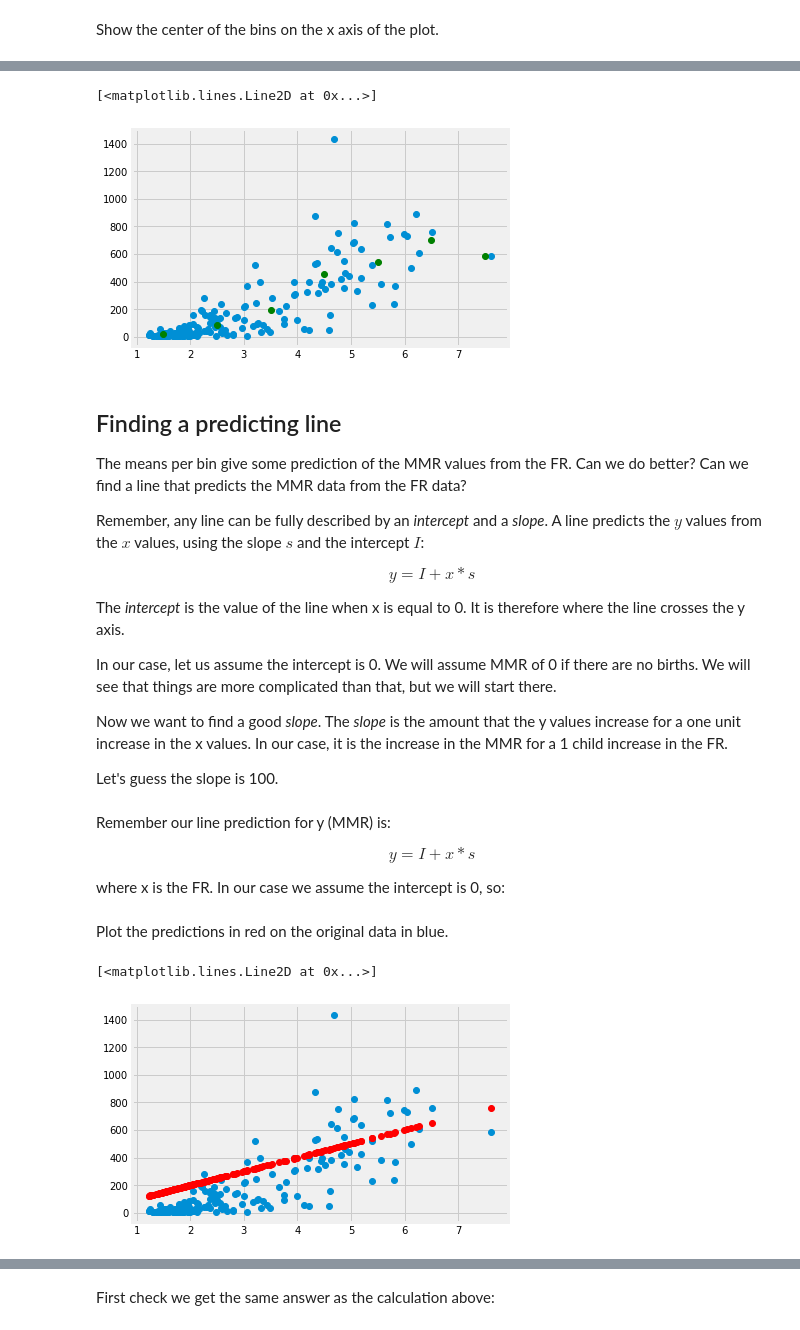
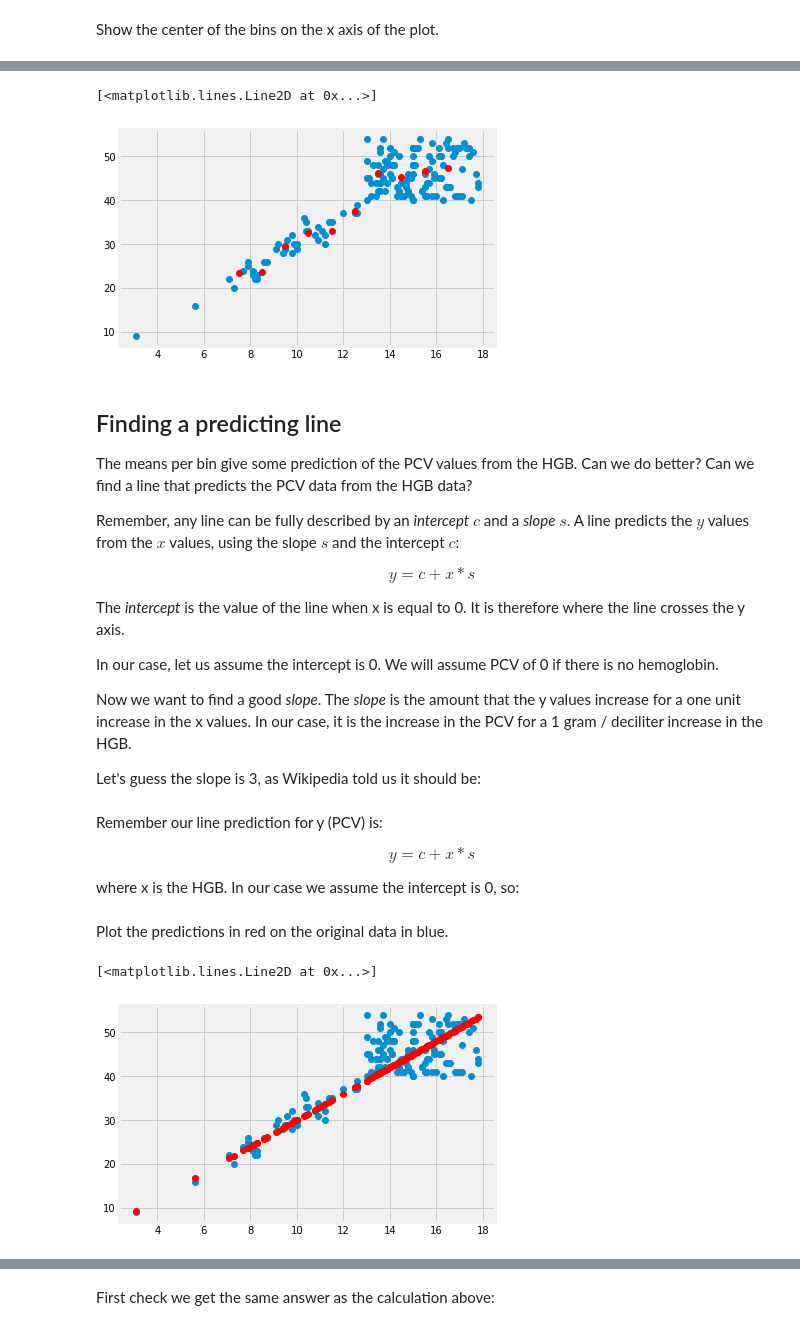
Before and after one commit to matthew-brett/cfd2019, a Jupyter notebook: notebooks/08/mean_and_slopes.ipynb, the cells around one changed output, grey strips where cells are left out. Drawn from its saved outputs; the diff is of its cells as text; code cells hidden in the pictures.

```diff
--- a/notebooks/08/mean_and_slopes.ipynb
+++ b/notebooks/08/mean_and_slopes.ipynb
@@ -81,0 +63,5 @@ pandas.core.series.Series
+# %%
+# Get the hemoglobin concentration values as a Series.
+hgb_series = ckd['Hemoglobin']
+# Show the distribution.
+hgb_series.hist()
@@ -84,3 +75,3 @@ The last step in our data munging is to convert the columns of MMR and FR data i
 # %%
-mmr = np.array(mmr_series)
-fert = np.array(fert_series)
+pcv = np.array(pcv_series)
+hgb = np.array(hgb_series)
@@ -174,34 +214,41 @@ Here is a plot of the means of MMR for every bin:
 # %%
-plt.plot(fert, mmr, 'o')
-plt.plot(fert_bin_centers, mmr_means, 'o', color='green')
+plt.plot(hgb, pcv, 'o')
+plt.plot(hgb_bin_centers, pcv_means, 'o', color='red')
 # %% [output]
 [<matplotlib.lines.Line2D at 0x...>]
-[figure, old version]
+[figure, new version]
 # %% [markdown]
 ## Finding a predicting line
 
-The means per bin give some prediction of the MMR values from the FR.  Can we do better?  Can we find a line that predicts the MMR data from the FR data?
+The means per bin give some prediction of the PCV values from the HGB.  Can we
+do better?  Can we find a line that predicts the PCV data from the HGB data?
 
-Remember, any line can be fully described by an *intercept* and a *slope*.  A line predicts the $y$ values from the $x$ values, using the slope $s$ and the intercept $I$:
+Remember, any line can be fully described by an *intercept* $c$ and a *slope*
+$s$.  A line predicts the $y$ values from the $x$ values, using the slope $s$
+and the intercept $c$:
 
 $$
-y = I + x * s
+y = c + x * s
 $$
 
-The *intercept* is the value of the line when x is equal to 0.  It is therefore where the line crosses the y axis.
+The *intercept* is the value of the line when x is equal to 0.  It is therefore
+where the line crosses the y axis.
 
-In our case, let us assume the intercept is 0.  We will assume MMR of 0 if there are no births.  We will see that things are more complicated than that, but we will start there.
+In our case, let us assume the intercept is 0.  We will assume PCV of 0 if
+there is no hemoglobin.
 
-Now we want to find a good *slope*.  The *slope* is the amount that the y values increase for a one unit increase in the x values.  In our case, it is the increase in the MMR for a 1 child increase in the FR.
+Now we want to find a good *slope*.  The *slope* is the amount that the y
+values increase for a one unit increase in the x values.  In our case, it is
+the increase in the PCV for a 1 gram / deciliter increase in the HGB.
 
-Let's guess the slope is 100.
+Let's guess the slope is 3, as Wikipedia told us it should be:
 # %%
-slope = 100
+slope = 3
 # %% [markdown]
-Remember our line prediction for y (MMR) is:
+Remember our line prediction for y (PCV) is:
 
 $$
-y = I + x * s
+y = c + x * s
 $$
 
-where x is the FR.  In our case we assume the intercept is 0, so:
+where x is the HGB.  In our case we assume the intercept is 0, so:
@@ -210,9 +255,11 @@ mmr_predicted = fert * slope
+# %%
+pcv_predicted = hgb * slope
 # %% [markdown]
 Plot the predictions in red on the original data in blue.
 # %%
-plt.plot(fert, mmr, 'o')
-plt.plot(fert, mmr_predicted, 'o', color='red')
+plt.plot(hgb, pcv, 'o')
+plt.plot(hgb, pcv_predicted, 'o', color='red')
 # %% [output]
 [<matplotlib.lines.Line2D at 0x...>]
-[figure, old version]
+[figure, new version]
 # %% [markdown]
```
Also changed, not shown: parts of 65 cells of this notebook, 5 other files.
